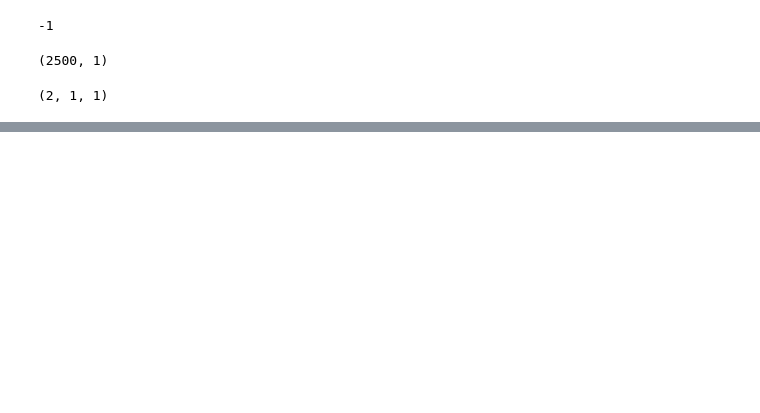
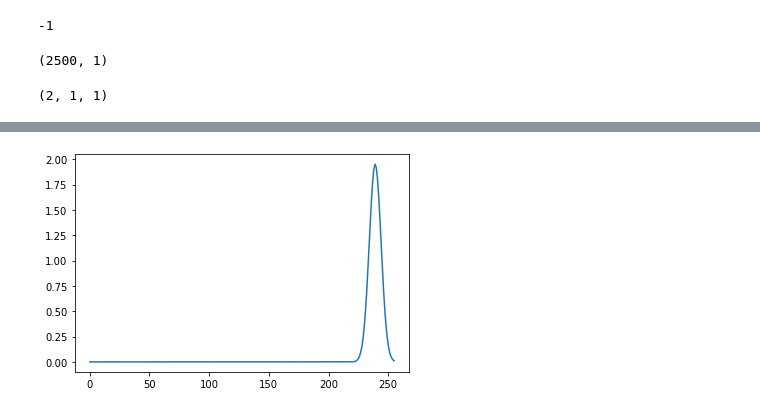
Before and after one commit to bshantam97/Underwater_Color_Segmentation_GMM_EM_Algorithm, a Jupyter notebook: notebooks/Modified_Underwater_Color_Segmentation.ipynb, the cells around one changed output, grey strips where cells are left out. Cells and saved outputs as stored; diff of their text form; code cells hidden in the pictures; blank space fills up the shorter version.

```diff
--- a/notebooks/Modified_Underwater_Color_Segmentation.ipynb
+++ b/notebooks/Modified_Underwater_Color_Segmentation.ipynb
@@ -245,0 +296,32 @@ plt.show()
+# %%
+# Segment the 3 buoys into 3 different color channels
+# get the training data
+
+def import_training_data(path, channel1, channel2, channel3):
+
+    data = []
+    training_files = glob.glob(path + "/*")
+    for file in training_files:
+        training_image = cv2.imread(file)
+
+        for row in range(training_image.shape[0]):
+            for col in range(training_image.shape[1]):
+                value = []
+
+                # If channel1 is true => 1 then append the data for the Blue color channel
+                # Same is followed for hte green and red colour channels
+                if (channel1):
+                    value.append(training_image[row,col,0])
+                if(channel2):
+                    value.append(training_image[row,col,1])
+                if(channel3):
+                    value.append(training_image[row,col,2])
+                data.append(value)
+
+    return data
+
+train_data = import_training_data('C:\\Users\\shant\\Underwater_Color_Segmentation_GMM_EM_Algorithm\\data\\buoy1\\train\\', 0,1,0)
+train_data = np.array(train_data)
+train_data = train_data[:30000,:]
+
+(mixture_coeff, mean_gaussian, covariance) = run_expectation_maximization_algorithm(train_data.shape[0],1,3,30,train_data)
@@ -245,0 +338,11 @@ plt.show()
+# %%
+y = []
+x = []
+for i in range(0, 256):
+    x.append(i)
+    output = gaussian_estimation(i, mean_gaussian[2], covariance[2], 1) * mixture_coeff[2]
+    y.append(output)
+plt.plot(x,y)
+plt.show()
+# %% [output]
+[figure, added]
```
Also changed, not shown: parts of 8 cells of this notebook.
